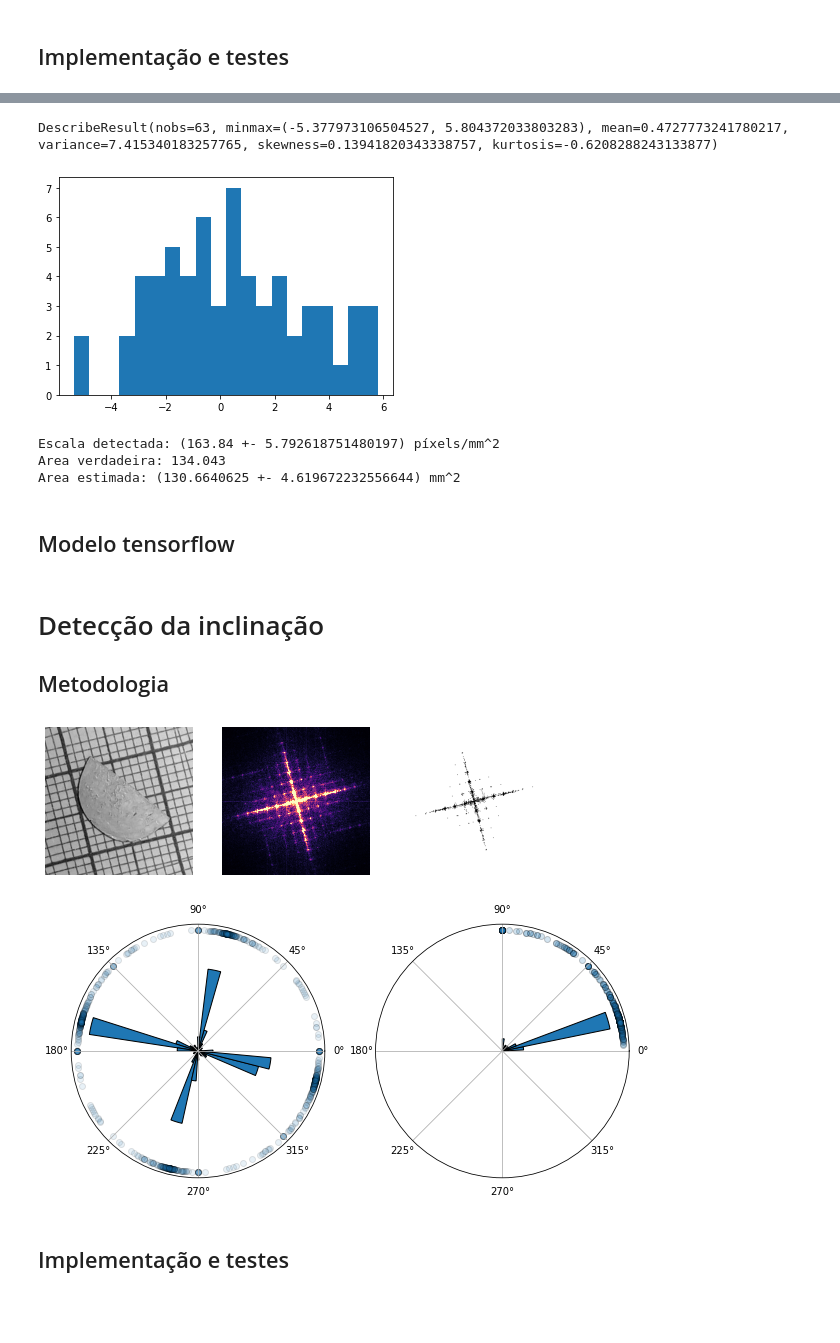
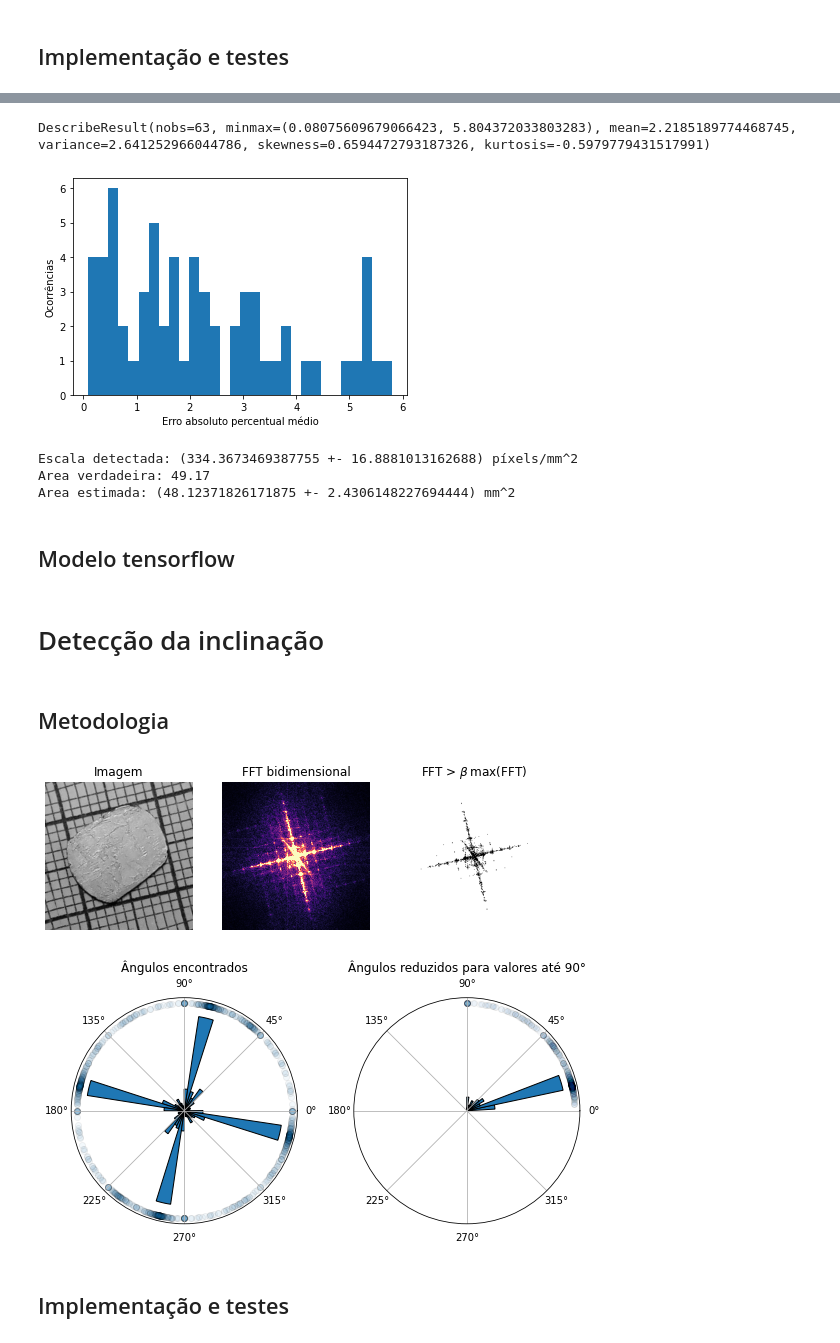
Before and after one commit to JairoSSantos/PAC-project, a Jupyter notebook: cnn/notebooks/scale-detection.ipynb, the cells around one changed output, grey strips where cells are left out. Cells and saved outputs as stored; diff of their text form; code cells hidden in the pictures; blank space fills up the shorter version.

```diff
--- a/cnn/notebooks/scale-detection.ipynb
+++ b/cnn/notebooks/scale-detection.ipynb
@@ -19,10 +19,11 @@ from src import visualize as vs
 # %%
 jpg_files = np.array(list(data.Paths.DATA.glob('**/*.jpg')))
 num_samples = len(jpg_files)
-images = np.squeeze(data.load_collection(jpg_files, grayscale=True).numpy())
-labels = np.squeeze(data.load_collection(map(lambda file: file.with_suffix('.png'), jpg_files), grayscale=True).numpy()/255)
-areas = np.stack(list(map(lambda file: float(file.stem), jpg_files)))
-scale_true = areas/labels.sum(axis=(1, 2))
+images = data.load_collection(jpg_files, grayscale=True, as_tensor=False, norm=True)
+labels = data.load_collection(map(lambda file: file.with_suffix('.png'), jpg_files), grayscale=True, as_tensor=False, norm=True)
+areas = np.vectorize(lambda file: float(file.stem.split('_')[0]))(jpg_files)
+A_pellet = labels.sum(axis=(1, 2))
+scale_true = areas/A_pellet
 images.shape, labels.shape, scale_true.shape
 # %% [output]
 ((63, 256, 256), (63, 256, 256), (63,))
@@ -172,13 +189,15 @@ Wall time: 1.78 s
 # %%
-rel_error = (scale_true - scale_pred[:, 0])/scale_true*100
+rel_error = np.abs(scale_true - scale_pred[:, 0])/scale_true*100
 stats.describe(rel_error)
 # %% [output]
-DescribeResult(nobs=63, minmax=(-5.377973106504527, 5.804372033803283), mean=0.4727773241780217, variance=7.415340183257765, skewness=0.13941820343338757, kurtosis=-0.6208288243133877)
+DescribeResult(nobs=63, minmax=(0.08075609679066423, 5.804372033803283), mean=2.2185189774468745, variance=2.641252966044786, skewness=0.6594472793187326, kurtosis=-0.5979779431517991)
 # %%
-plt.hist(rel_error, bins=20)
+plt.hist(rel_error, bins=30)
+plt.ylabel('Ocorrências')
+plt.xlabel('Erro absoluto percentual médio')
 plt.show()
 # %% [output]
-[figure, old version]
+[figure, new version]
 # %%
 i = np.random.randint(num_samples)
 alpha, d_alpha = scale_pred[i]
@@ -188,9 +207,9 @@ print('Escala detectada:', '(%s +- %s) píxels/mm^2'%(1/alpha, d_alpha/alpha**2)
 print('Area verdadeira:', areas[i])
 print('Area estimada:', '(%s +- %s) mm^2'%(parea*alpha, parea*d_alpha))
 # %% [output]
-Escala detectada: (163.84 +- 5.792618751480197) píxels/mm^2
-Area verdadeira: 134.043
-Area estimada: (130.6640625 +- 4.619672232556644) mm^2
+Escala detectada: (334.3673469387755 +- 16.8881013162688) píxels/mm^2
+Area verdadeira: 49.17
+Area estimada: (48.12371826171875 +- 2.4306148227694444) mm^2
 # %% [markdown]
 ## Modelo tensorflow
 # %%
@@ -204,8 +223,8 @@ class ScaleDetector(tf.keras.Model):
     def call(self): pass
 # %% [markdown]
 # Detecção da inclinação
-
-## Metodologia
+# %% [markdown]
+## Metodologia
 # %%
 angle = 15
 beta = 3e-3
@@ -218,44 +237,50 @@ L = fft2d > fft2d.max()*beta
 
 fig.add_subplot(131)
 vs.plot_image(I, cmap='gray')
+plt.title('Imagem')
 
 fig.add_subplot(132)
 vs.plot_image(fft2d, cmap='magma', vmax=fft2d.max()*beta)
+plt.title('FFT bidimensional')
 
 fig.add_subplot(133)
 vs.plot_image(L, cmap='binary')
+plt.title(r'FFT > $\beta\,\max$(FFT)')
 
 plt.show()
 # %% [output]
-[figure, old version]
+[figure, new version]
 # %%
 X = np.arange(-I.shape[1]//2, I.shape[1]//2)
 Y = np.arange(-I.shape[0]//2, I.shape[0]//2)
 X, Y = np.meshgrid(X, Y)
 H = np.arctan2(Y[L], X[L])
 H_90 = np.pi/2 - H%(np.pi/2)
 
 angle_pred = stats.circmean(H_90, high=np.pi/2)
 
-fig = plt.figure(figsize=(10, 5))
+fig = plt.figure(figsize=(8, 8))
 ax1 = fig.add_subplot(121, projection='polar')
 ax2 = fig.add_subplot(122, projection='polar')
 
 N = 40
 h, _, _ = ax1.hist(H, bins=N, width=2*np.pi/N, edgecolor='k', density=True)
-ax1.scatter(H, np.full(H.shape, h.max() + h.ptp()*0.1), alpha=0.1, edgecolor='k')
+ax1.scatter(H, np.full(H.shape, h.max() + h.ptp()*0.1), alpha=0.05, edgecolor='k')
 
 N = 10
 bins = np.linspace(0, np.pi/2, N+1)
 h, _, _ = ax2.hist(H_90, bins=N, width=np.pi/2 * 1/N, edgecolor='k', density=True)
 h_max = h.max() + h.ptp()*0.1
-ax2.scatter(H_90, np.full(H.shape, h_max), alpha=0.1, edgecolor='k')
+ax2.scatter(H_90, np.full(H.shape, h_max), alpha=0.01, edgecolor='k')
 
 ax1.set_yticks([])
+ax1.set_title('Ângulos encontrados', pad=15)
 ax2.set_yticks([])
+ax2.set_title('Ângulos reduzidos para valores até 90°', pad=15)
+fig.tight_layout()
 plt.show()
 # %% [output]
-[figure, old version]
+[figure, new version]
 # %% [markdown]
 ## Implementação e testes
 # %%
```
Also changed, not shown: parts of 30 cells of this notebook, 1 other file.
